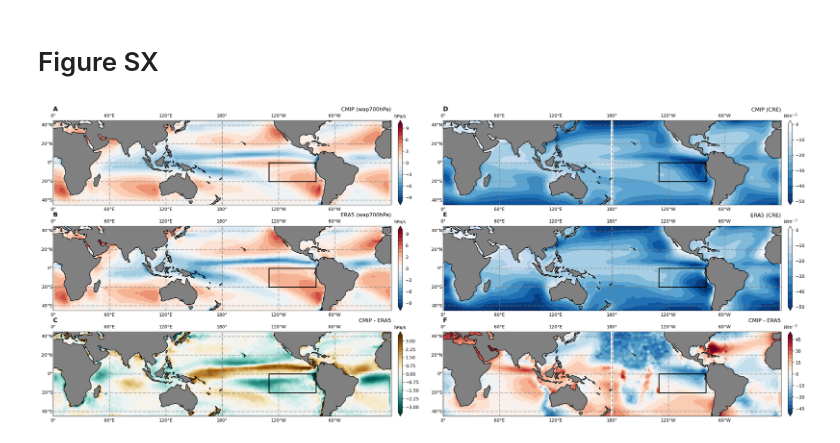
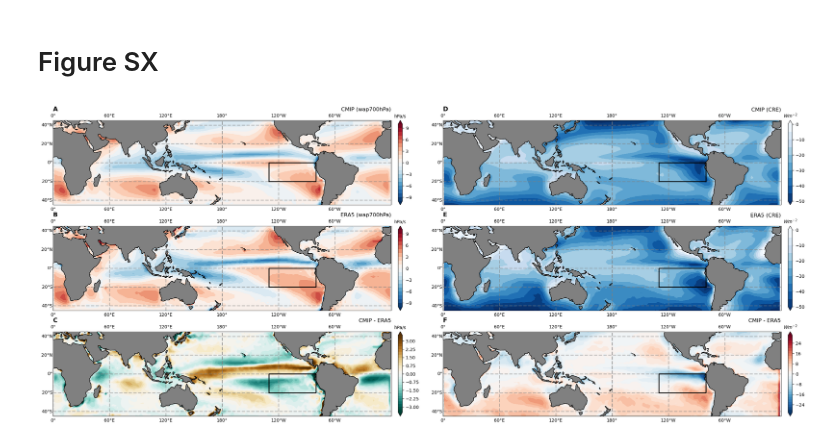
Before and after one commit to zacespinosa/SO-EP-teleconnection, a Jupyter notebook: Figure_Notebooks/Figure_4_precipitation_bias.ipynb, the cells around one changed output. Drawn from its saved outputs; the diff is of its cells as text; code cells hidden in the pictures.

```diff
--- a/Figure_Notebooks/Figure_4_precipitation_bias.ipynb
+++ b/Figure_Notebooks/Figure_4_precipitation_bias.ipynb
@@ -133,12 +132,12 @@ pr_cmip =  xr.concat([pr_cmip6, pr_cmip5], dim="model")
 pr_cmip_clim = pr_cmip.mean("time")
 
 # SWCRE
-cmip6_monthly_swcre = fix_coords(xr.open_dataset("/home/espinosa10/tropical_pacific_clouds/data/piControl/swcre_cmip6_monthly_1850-2000.nc"))
-cmip5_monthly_swcre = fix_coords(xr.open_dataset("/home/espinosa10/tropical_pacific_clouds/data/piControl/swcre_cmip5_monthly_1850-2000.nc"))
+cmip6_monthly_swcre = xr.open_dataset("/home/espinosa10/tropical_pacific_clouds/data/piControl/swcre_cmip6_monthly_1850-2000.nc")
+cmip5_monthly_swcre = xr.open_dataset("/home/espinosa10/tropical_pacific_clouds/data/piControl/swcre_cmip5_monthly_1850-2000.nc")
 cmip_monthly_swcre = xr.concat([cmip6_monthly_swcre, cmip5_monthly_swcre], dim="model").mean(["time", "model"])["swcre"]
 # LWCRE
-cmip6_monthly_lwcre = fix_coords(xr.open_dataset("/home/espinosa10/tropical_pacific_clouds/data/piControl/lwcre_cmip6_monthly_1850-2000.nc"))
-cmip5_monthly_lwcre = fix_coords(xr.open_dataset("/home/espinosa10/tropical_pacific_clouds/data/piControl/lwcre_cmip5_monthly_1850-2000.nc"))
+cmip6_monthly_lwcre = xr.open_dataset("/home/espinosa10/tropical_pacific_clouds/data/piControl/lwcre_cmip6_monthly_1850-2000.nc")
+cmip5_monthly_lwcre = xr.open_dataset("/home/espinosa10/tropical_pacific_clouds/data/piControl/lwcre_cmip5_monthly_1850-2000.nc")
 cmip_monthly_lwcre = xr.concat([cmip6_monthly_lwcre, cmip5_monthly_lwcre], dim="model").mean(["time","model"])["lwcre"]
 # %%
 xr.open_dataset("/home/espinosa10/SO-EP-teleconnection/Data/era5_toa_radiation_197901-202412.nc")
@@ -306,35 +305,35 @@ ax6 = fig.add_subplot(gs[2, 1], projection=ccrs.PlateCarree(central_longitude=18
 _global_plot(ax1, (100*cmip_wap700_clim["wap"].mean("model")).values, cmip_wap700_clim.lat, cmip_wap700_clim.lon, cmap="RdBu_r", cbar_label="hPa/s", levels=np.arange(-10, 11, 1))
 ax1.set_title("CMIP (wap700hPa)", loc="right", fontsize=12)
 ax1.set_title("A", loc="left", fontweight="bold", fontsize=14)
 
 _global_plot(ax2, 100*era5_wap700_clim["wap"].values, era5_wap700_clim.lat, era5_wap700_clim.lon, cmap="RdBu_r", cbar_label="hPa/s", levels=np.arange(-10, 11, 1))
 ax2.set_title("ERA5 (wap700hPa)", loc="right", fontsize=12)
 ax2.set_title("B", loc="left", fontweight="bold", fontsize=14)
 
 _global_plot(ax3, 100*(cmip_wap700_clim["wap"].mean("model").values - era5_wap700_clim["wap"].values),
              era5_wap700_clim.lat, era5_wap700_clim.lon, cmap="BrBG_r", cbar_label="hPa/s", levels=np.arange(-3.5, 3.75, .25))
 ax3.set_title("CMIP - ERA5", loc="right", fontsize=12)
 ax3.set_title("C", loc="left", fontweight="bold", fontsize=14)
 
 
 ########## RIGHT COLUMN: CRE #########
-cmip_monthly_cre = cmip_monthly_lwcre.values + cmip_monthly_swcre.values
+cmip_monthly_cre = cmip_monthly_swcre.values + cmip_monthly_lwcre.values
 _global_plot(ax4, cmip_monthly_cre, cmip_monthly_swcre.lat, cmip_monthly_swcre.lon, cmap="Blues_r", cbar_label=r"$Wm^{-2}$", levels=np.arange(-50, 5, 5))
 ax4.set_title("CMIP (CRE)", loc="right", fontsize=12)
 ax4.set_title("D", loc="left", fontweight="bold", fontsize=14)
 
-era5_cre_clim = (era5_lwcre_clim["lwcre"].values + era5_swcre_clim["swcre"].values)/86400
+era5_cre_clim = era5_swcre_clim["swcre"].values/86400 + era5_lwcre_clim["lwcre"].values/86400
 _global_plot(ax5, era5_cre_clim, era5_lwcre_clim.lat, era5_lwcre_clim.lon, cmap="Blues_r", cbar_label=r"$Wm^{-2}$", levels=np.arange(-50, 5, 5))
 ax5.set_title("ERA5 (CRE)", loc="right", fontsize=12)
 ax5.set_title("E", loc="left", fontweight="bold", fontsize=14)
 
-_global_plot(ax6, cmip_monthly_cre - era5_cre_clim,
-             cmip_monthly_lwcre.lat, cmip_monthly_lwcre.lon, cmap="RdBu_r", cbar_label=r"$Wm^{-2}$", levels=np.arange(-50, 55, 5))
+_global_plot(ax6, (cmip_monthly_cre - era5_cre_clim), #/era5_cre_clim,
+             cmip_monthly_lwcre.lat, cmip_monthly_lwcre.lon, cmap="RdBu_r", cbar_label=r"$Wm^{-2}$", levels=np.arange(-30, 32, 2))
 ax6.set_title("CMIP - ERA5", loc="right", fontsize=12)
 ax6.set_title("F", loc="left", fontweight="bold", fontsize=14)
 
 #########################################################################
 plt.savefig("/home/espinosa10/SO-EP-teleconnection/Manuscript_Figures/SI/Figure_SX_pr-bias.png", dpi=300, bbox_inches="tight")
 plt.savefig("/home/espinosa10/SO-EP-teleconnection/Manuscript_Figures/SI/Figure_SX_pr-bias.pdf", dpi=300, bbox_inches="tight")
 # %% [output]
-[figure, old version]
+[figure, new version]
```
Also changed, not shown: parts of 1 cell of this notebook, 17 other files.
